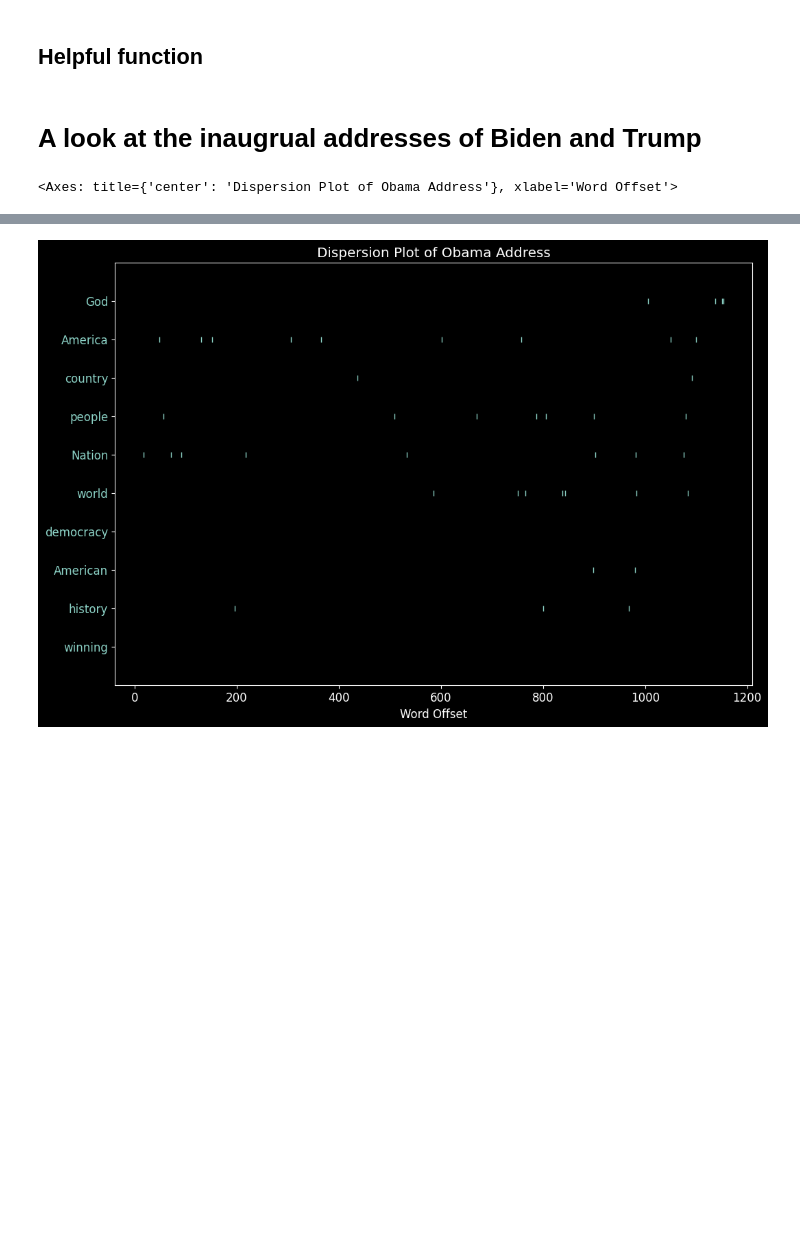
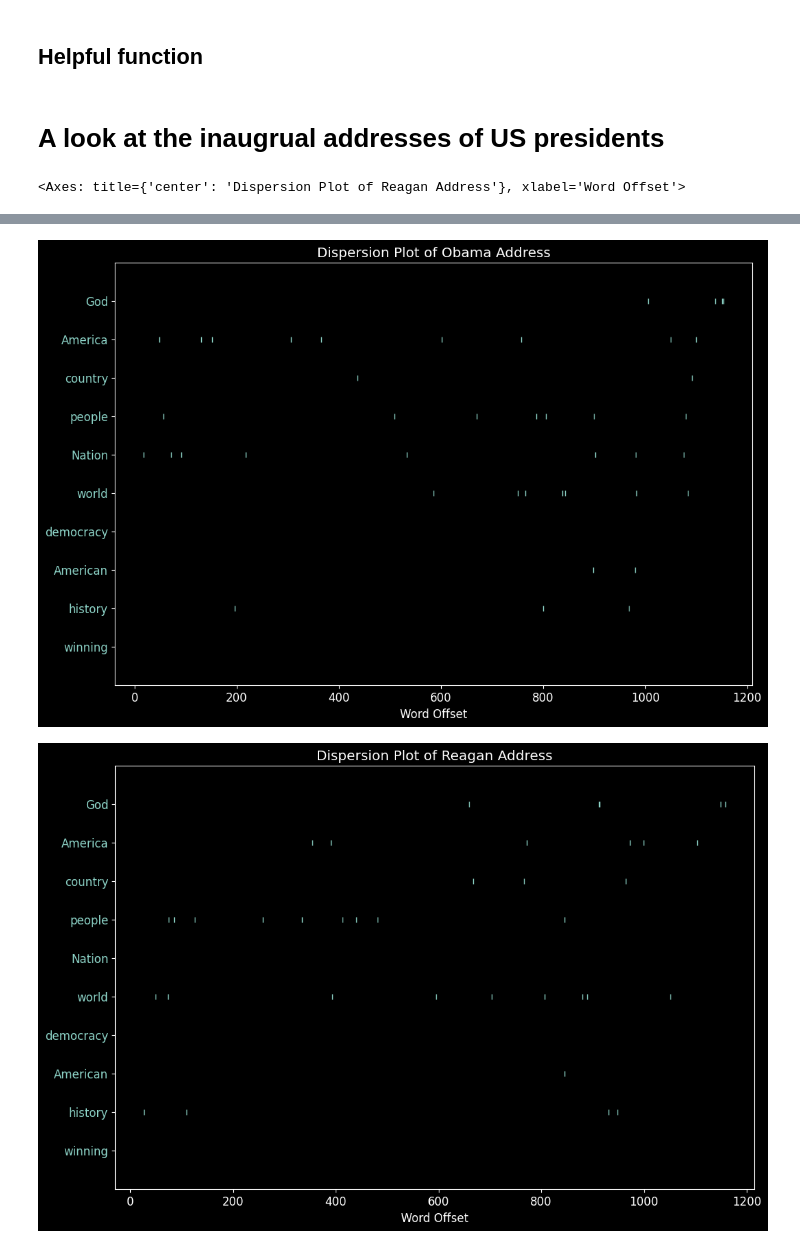
Before and after one commit to Luke-Chesley/Wiki-page-sentiment, a Jupyter notebook: Sentiment_of_wikipedia_pages.ipynb, the cells around one changed output, grey strips where cells are left out. Saved outputs shown, nothing was run; the diff lists cells and outputs as text; code cells hidden in the pictures; blank space fills up the shorter version.

```diff
--- a/Sentiment_of_wikipedia_pages.ipynb
+++ b/Sentiment_of_wikipedia_pages.ipynb
@@ -410,6 +410,6 @@ def dispersion_plot(
     ax.set_xlabel("Word Offset")
     return ax
 # %% [markdown]
-# A look at the inaugrual addresses of Biden and Trump
+# A look at the inaugrual addresses of US presidents
 # %%
 with open(
@@ -481,28 +489,35 @@ list_of_words_to_plot.reverse()
 # %%
 # Dispersion plot for Trump and biden tokens
 dispersion_plot(
     df["biden_token"],
     list_of_words_to_plot,
     title="Dispersion Plot of Biden Address",
 )
 
 dispersion_plot(
     df["trump_token"],
     list_of_words_to_plot,
     title="Dispersion Plot of Trump Address",
 )
 
 
 dispersion_plot(
     df["obama_token"],
     list_of_words_to_plot,
     title="Dispersion Plot of Obama Address",
 )
+
+dispersion_plot(
+    df["Reagan_token"],
+    list_of_words_to_plot,
+    title="Dispersion Plot of Reagan Address",
+)
 # %% [output]
-<Axes: title={'center': 'Dispersion Plot of Obama Address'}, xlabel='Word Offset'>
+<Axes: title={'center': 'Dispersion Plot of Reagan Address'}, xlabel='Word Offset'>
 [figure]
 [figure]
 [figure]
+[figure, added]
 # %%
 def dispersion_plot_stacked(
     texts,
```
Also changed, not shown: parts of 7 cells of this notebook, 16 other files.
